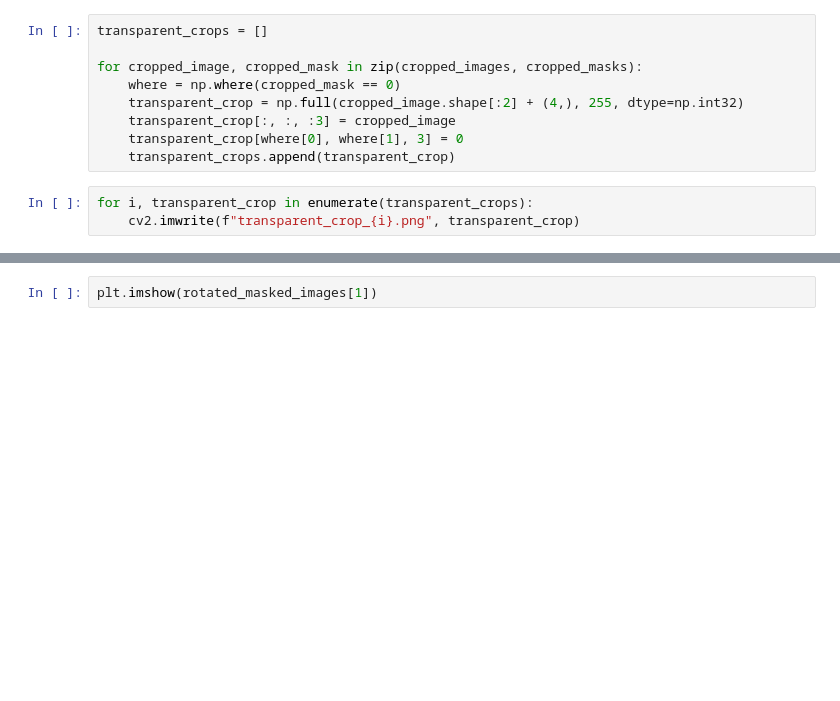
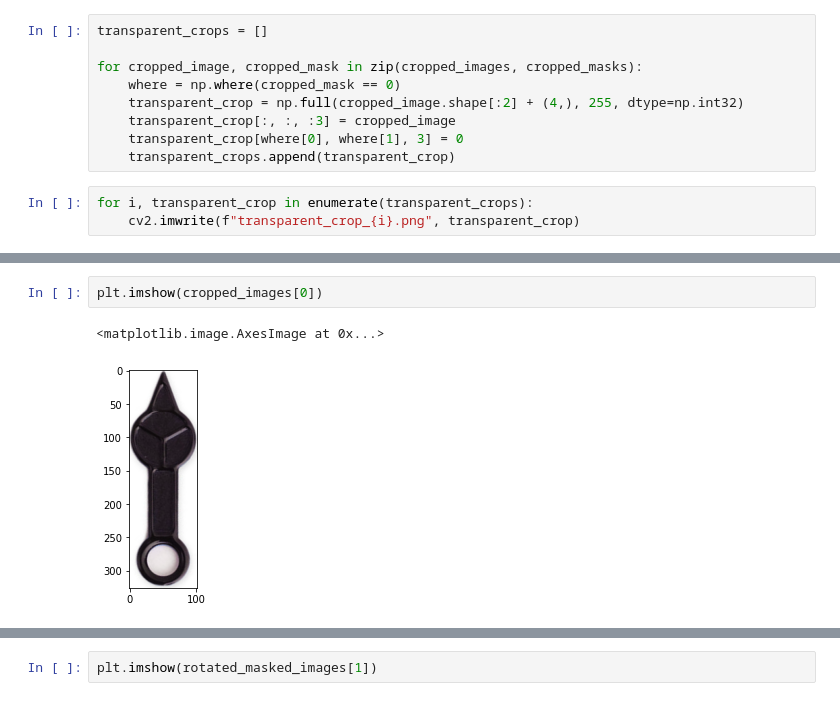
Before and after one commit to issamemari/isolate_hands, a Jupyter notebook: notebooks/Untitled.ipynb, the cells around one changed output, grey strips where cells are left out. Cells and saved outputs as stored; diff of their text form; blank space fills up the shorter version.

```diff
--- a/notebooks/Untitled.ipynb
+++ b/notebooks/Untitled.ipynb
@@ -134,0 +115,5 @@ plt.imshow(transparent_crops[0])
+# %%
+plt.imshow(cropped_images[0])
+# %% [output]
+<matplotlib.image.AxesImage at 0x...>
+[figure, added]
```
Also changed, not shown: parts of 13 cells of this notebook, 1 other file.
